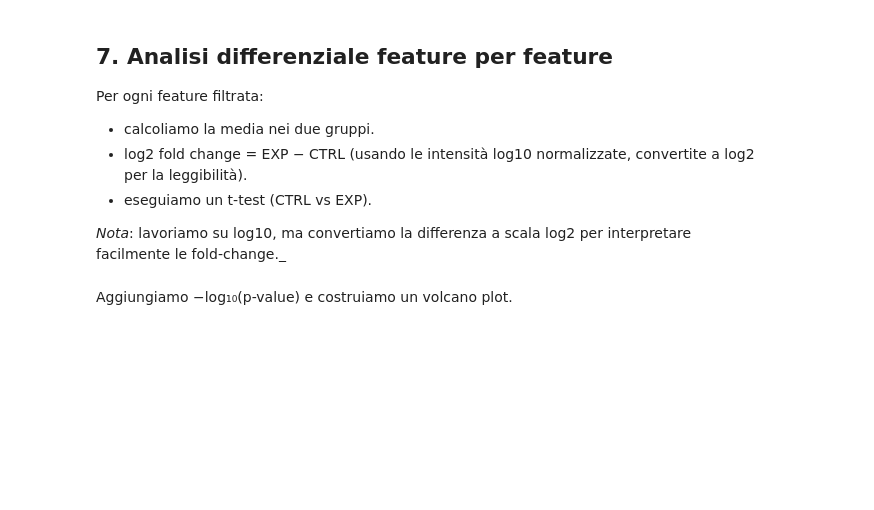
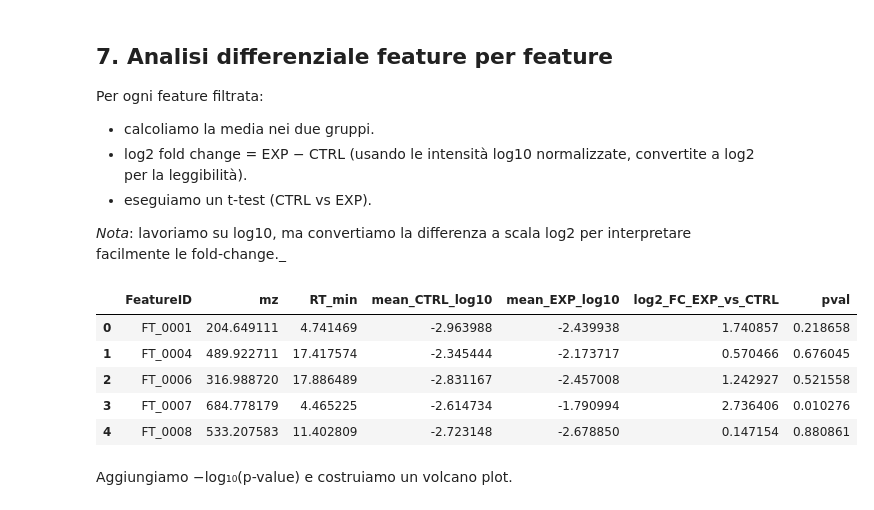
Before and after one commit to pchiacchiaretta/biotech, a Jupyter notebook: notebooks/07_Metabolomics_LCMS_environment.ipynb, the cells around one changed output. Drawn from its saved outputs; the diff is of its cells as text; code cells hidden in the pictures; blank space fills up the shorter version.

```diff
--- a/notebooks/07_Metabolomics_LCMS_environment.ipynb
+++ b/notebooks/07_Metabolomics_LCMS_environment.ipynb
@@ -204,29 +253,52 @@ Per ogni feature filtrata:
 
 _Nota_: lavoriamo su log10, ma convertiamo la differenza a scala log2 per interpretare facilmente le fold-change._
 # %%
+# converto le colonne dei campioni a numerico (non convertibili -> NaN)
+filtered[ctrl_cols] = filtered[ctrl_cols].apply(pd.to_numeric, errors="coerce")
+filtered[exp_cols]  = filtered[exp_cols].apply(pd.to_numeric, errors="coerce")
+
 results = []
-log2_factor = np.log2(10)  # conversione da log10 a log2
+log2_factor = np.log2(10)
+
 for idx, row in filtered.iterrows():
-    vals_ctrl = row[ctrl_cols].values
-    vals_exp = row[exp_cols].values
+    vals_ctrl = row[ctrl_cols].values.astype(float)
+    vals_exp  = row[exp_cols].values.astype(float)
+
     mean_ctrl = np.nanmean(vals_ctrl)
-    mean_exp = np.nanmean(vals_exp)
-    # differenza in log10
+    mean_exp  = np.nanmean(vals_exp)
+
     diff_log10 = mean_exp - mean_ctrl
     log2_fc = diff_log10 * log2_factor
-    tstat, pval = stats.ttest_ind(vals_exp, vals_ctrl, equal_var=False, nan_policy="omit")
+
+    # se vuoi evitare test con troppi NaN, puoi filtrare:
+    clean_ctrl = vals_ctrl[~np.isnan(vals_ctrl)]
+    clean_exp  = vals_exp[~np.isnan(vals_exp)]
+
+    if len(clean_ctrl) > 1 and len(clean_exp) > 1:
+        tstat, pval = stats.ttest_ind(clean_exp, clean_ctrl,
+                                      equal_var=False, nan_policy="omit")
+    else:
+        pval = np.nan  # oppure qualche valore di default
+
     results.append({
         "FeatureID": row["FeatureID"],
         "mz": row["mz"],
         "RT_min": row["RT_min"],
         "mean_CTRL_log10": mean_ctrl,
         "mean_EXP_log10": mean_exp,
         "log2_FC_EXP_vs_CTRL": log2_fc,
         "pval": pval,
     })
 
 res_df = pd.DataFrame(results)
 res_df.head()
+# %% [output]
+|  | FeatureID | mz | RT_min | mean_CTRL_log10 | mean_EXP_log10 | log2_FC_EXP_vs_CTRL | pval |
+| 0 | FT_0001 | 204.649111 | 4.741469 | -2.963988 | -2.439938 | 1.740857 | 0.218658 |
+| 1 | FT_0004 | 489.922711 | 17.417574 | -2.345444 | -2.173717 | 0.570466 | 0.676045 |
+| 2 | FT_0006 | 316.988720 | 17.886489 | -2.831167 | -2.457008 | 1.242927 | 0.521558 |
+| 3 | FT_0007 | 684.778179 | 4.465225 | -2.614734 | -1.790994 | 2.736406 | 0.010276 |
+| 4 | FT_0008 | 533.207583 | 11.402809 | -2.723148 | -2.678850 | 0.147154 | 0.880861 |
 # %% [markdown]
 Aggiungiamo −log₁₀(p-value) e costruiamo un volcano plot.
 # %%
```
Also changed, not shown: parts of 12 cells of this notebook, 8 other files.
